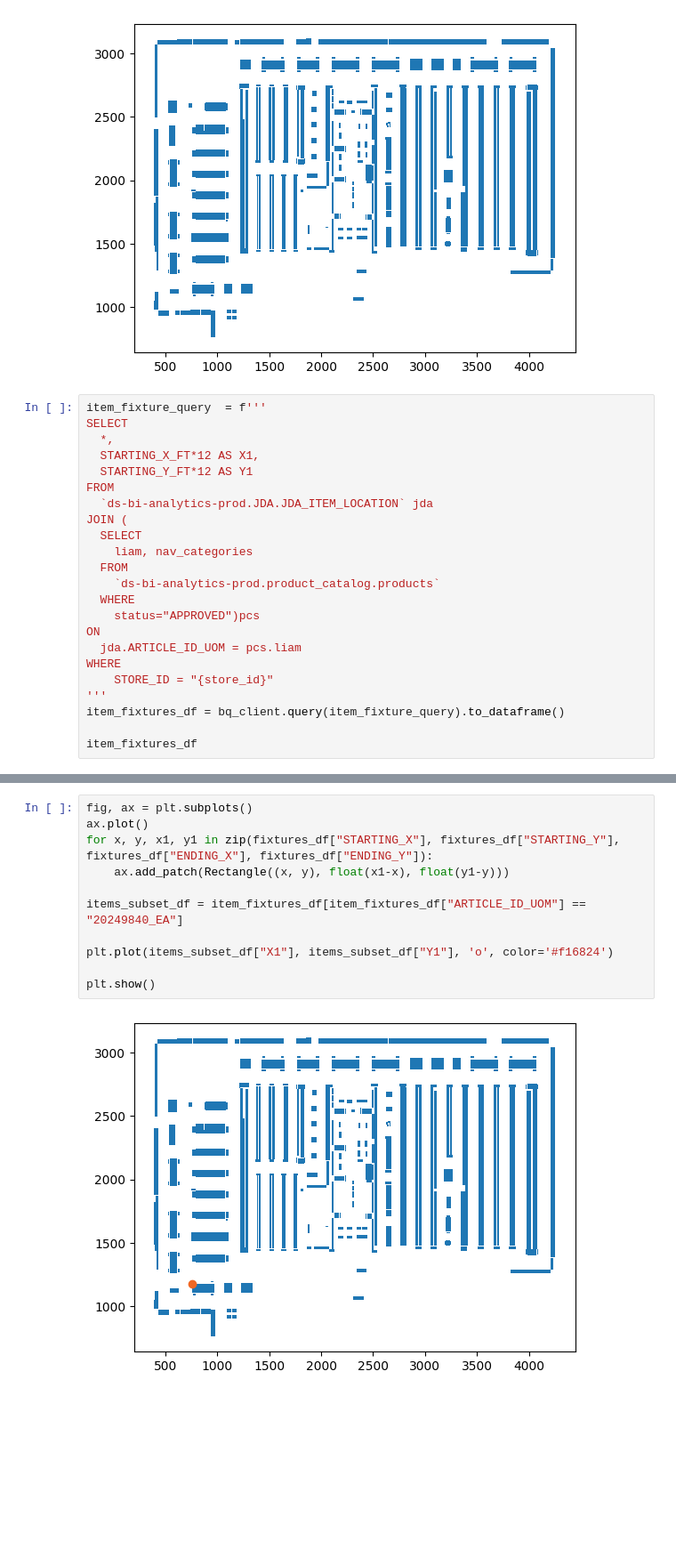
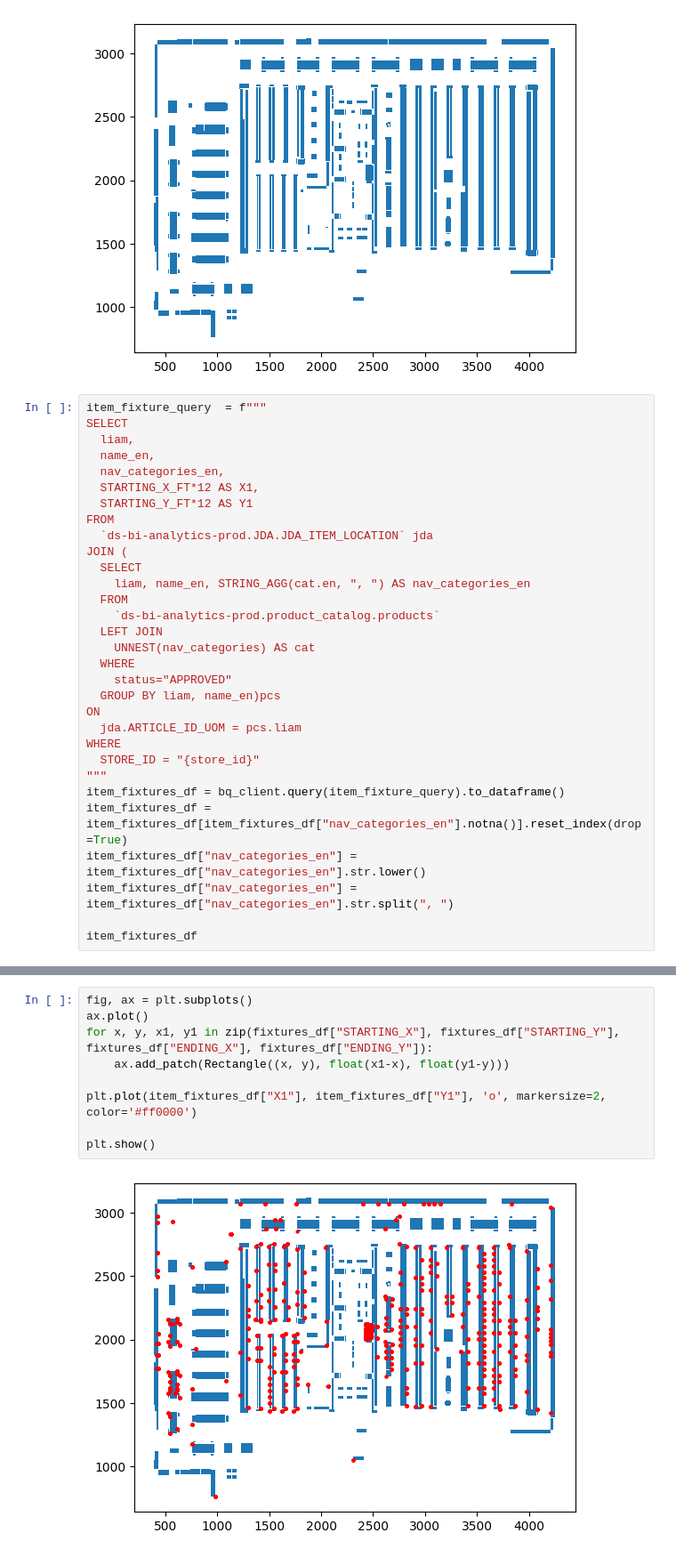
Before and after one commit to jazoomi/LogAnaylzer, a Jupyter notebook: DRS.ipynb, the cells around one changed output, grey strips where cells are left out. Shown at 89% size. Saved outputs shown, nothing was run; the diff lists cells and outputs as text; blank space fills up the shorter version.

```diff
--- a/DRS.ipynb
+++ b/DRS.ipynb
@@ -103,26 +121,34 @@ plt.show()
 # %% [output]
 [figure]
 # %%
-item_fixture_query  = f'''
+item_fixture_query  = f"""
 SELECT
-  *,
+  liam,
+  name_en,
+  nav_categories_en,
   STARTING_X_FT*12 AS X1,
   STARTING_Y_FT*12 AS Y1
 FROM
   `ds-bi-analytics-prod.JDA.JDA_ITEM_LOCATION` jda
 JOIN (
   SELECT
-    liam, nav_categories
+    liam, name_en, STRING_AGG(cat.en, ", ") AS nav_categories_en
   FROM
     `ds-bi-analytics-prod.product_catalog.products`
+  LEFT JOIN
+    UNNEST(nav_categories) AS cat
   WHERE
-    status="APPROVED")pcs
+    status="APPROVED"
+  GROUP BY liam, name_en)pcs
 ON
   jda.ARTICLE_ID_UOM = pcs.liam
 WHERE
-    STORE_ID = "{store_id}"
-'''
+  STORE_ID = "{store_id}"
+"""
 item_fixtures_df = bq_client.query(item_fixture_query).to_dataframe()
+item_fixtures_df = item_fixtures_df[item_fixtures_df["nav_categories_en"].notna()].reset_index(drop=True)
+item_fixtures_df["nav_categories_en"] = item_fixtures_df["nav_categories_en"].str.lower()
+item_fixtures_df["nav_categories_en"] = item_fixtures_df["nav_categories_en"].str.split(", ")
 
 item_fixtures_df
 # %% [output]
@@ -158,13 +184,11 @@ item_fixtures_df[item_fixtures_df["ARTICLE_ID_UOM"].str.contains("KG")]
 # %%
 fig, ax = plt.subplots()
 ax.plot()
 for x, y, x1, y1 in zip(fixtures_df["STARTING_X"], fixtures_df["STARTING_Y"], fixtures_df["ENDING_X"], fixtures_df["ENDING_Y"]):
     ax.add_patch(Rectangle((x, y), float(x1-x), float(y1-y)))
 
-items_subset_df = item_fixtures_df[item_fixtures_df["ARTICLE_ID_UOM"] == "20249840_EA"]
-
-plt.plot(items_subset_df["X1"], items_subset_df["Y1"], 'o', color='#f16824')
+plt.plot(item_fixtures_df["X1"], item_fixtures_df["Y1"], 'o', markersize=2, color='#ff0000')
 
 plt.show()
 # %% [output]
-[figure, old version]
+[figure, new version]
```
Also changed, not shown: parts of 9 cells of this notebook.
